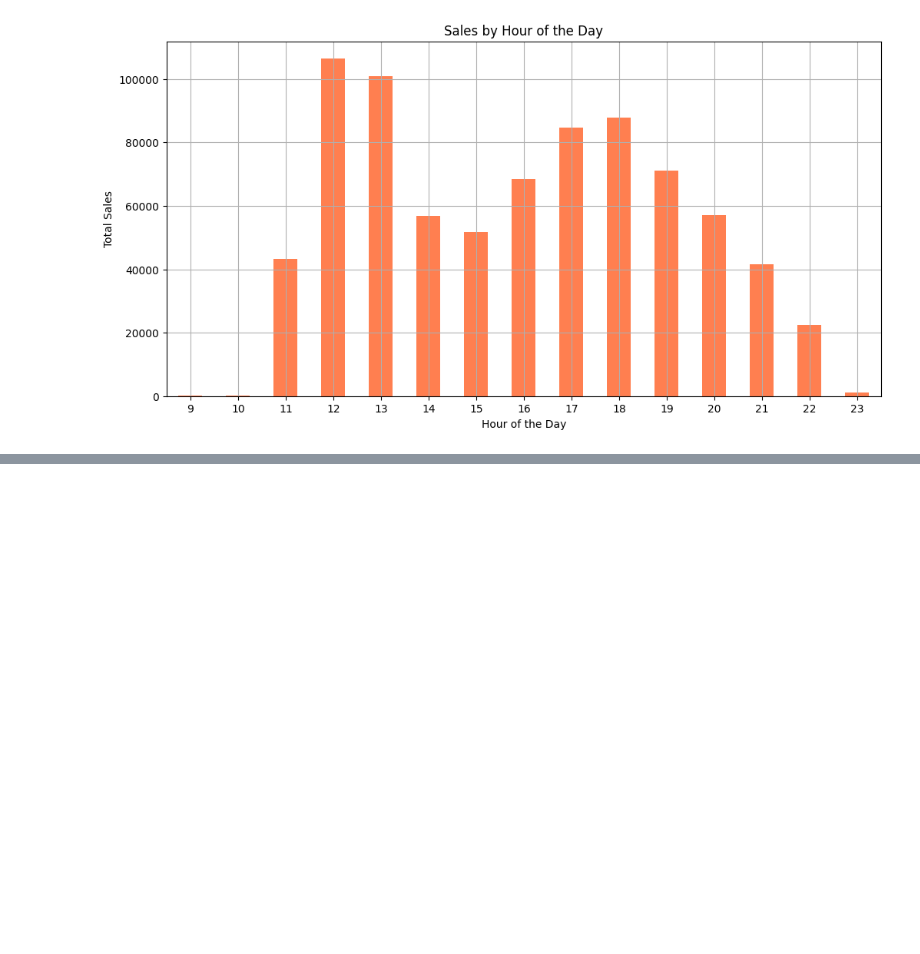
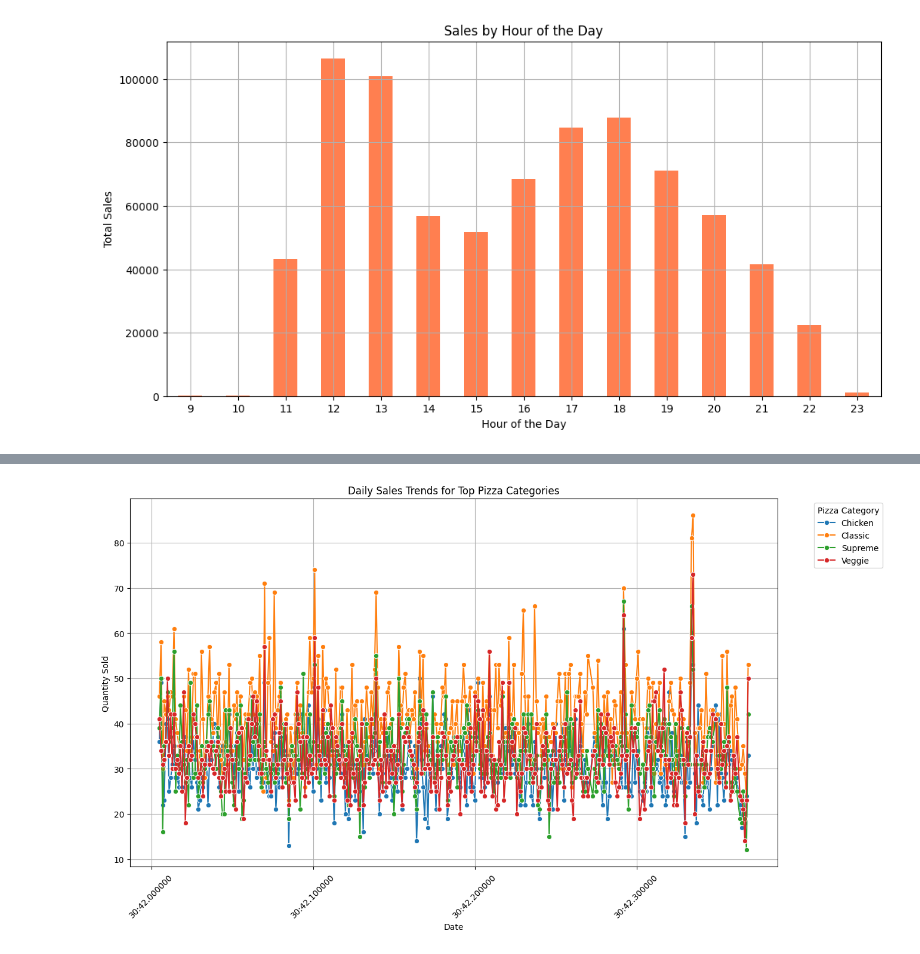
Before and after one commit to Nagasuruthi-R/Dominos_time_forecasting_prj, a Jupyter notebook: cleaning_datasets.ipynb, the cells around one changed output, grey strips where cells are left out. Cells and saved outputs as stored; diff of their text form; code cells hidden in the pictures; blank space fills up the shorter version.

```diff
--- a/cleaning_datasets.ipynb
+++ b/cleaning_datasets.ipynb
@@ -476,0 +536,19 @@ plt.show()
+# %%
+# Get top 5 pizza categories by total quantity sold
+top_categories = daily_sales_summary.groupby('pizza_category')['quantity'].sum().nlargest(5).index
+
+# Filter data to include only top categories
+top_categories_sales = daily_sales_summary[daily_sales_summary['pizza_category'].isin(top_categories)]
+
+# Plot only the top categories
+plt.figure(figsize=(14, 8))
+sns.lineplot(data=top_categories_sales, x='order_date', y='quantity', hue='pizza_category', marker="o")
+plt.title('Daily Sales Trends for Top Pizza Categories')
+plt.xlabel('Date')
+plt.ylabel('Quantity Sold')
+plt.xticks(rotation=45)
+plt.legend(title='Pizza Category', bbox_to_anchor=(1.05, 1), loc='upper left')
+plt.grid()
+plt.show()
+# %% [output]
+[figure, added]
```
Also changed, not shown: parts of 4 cells of this notebook.
